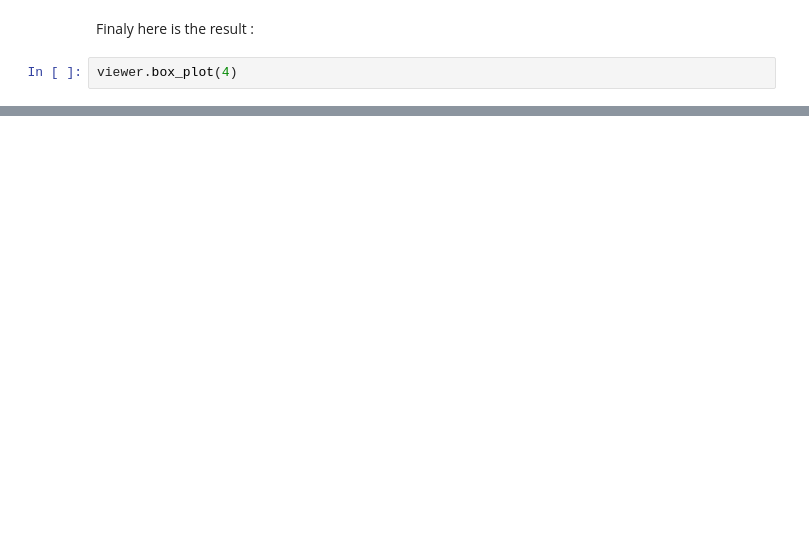
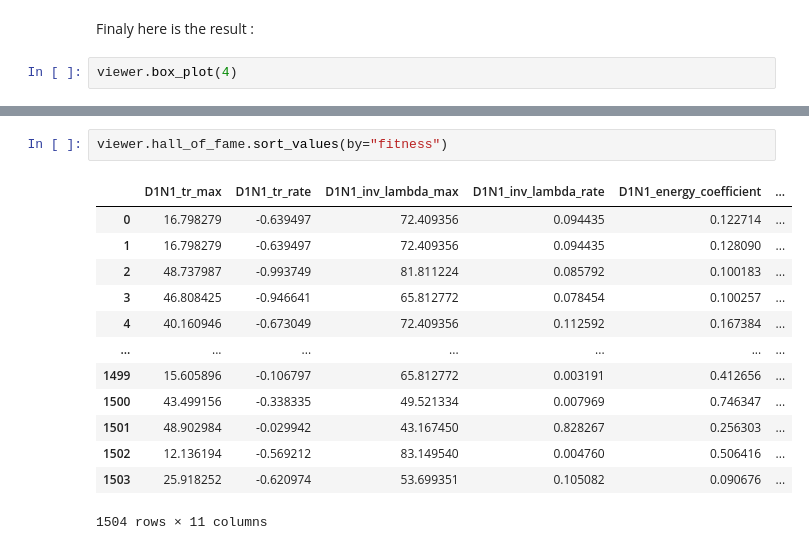
Before and after one commit to Ash12H/Seapopym-optimization, a Jupyter notebook: notebooks/3_Optimization/all_stations_optimization.ipynb, the cells around one changed output, grey strips where cells are left out. Drawn from its saved outputs; the diff is of its cells as text; blank space fills up the shorter version.

```diff
--- a/notebooks/3_Optimization/all_stations_optimization.ipynb
+++ b/notebooks/3_Optimization/all_stations_optimization.ipynb
@@ -218,0 +246,16 @@ viewer.parallel_coordinates()
+# %%
+viewer.hall_of_fame.sort_values(by="fitness")
+# %% [output]
+|  | D1N1_tr_max | D1N1_tr_rate | D1N1_inv_lambda_max | D1N1_inv_lambda_rate | D1N1_energy_coefficient | ... |
+| 0 | 16.798279 | -0.639497 | 72.409356 | 0.094435 | 0.122714 | ... |
+| 1 | 16.798279 | -0.639497 | 72.409356 | 0.094435 | 0.128090 | ... |
+| 2 | 48.737987 | -0.993749 | 81.811224 | 0.085792 | 0.100183 | ... |
+| 3 | 46.808425 | -0.946641 | 65.812772 | 0.078454 | 0.100257 | ... |
+| 4 | 40.160946 | -0.673049 | 72.409356 | 0.112592 | 0.167384 | ... |
+| ... | ... | ... | ... | ... | ... | ... |
+| 1499 | 15.605896 | -0.106797 | 65.812772 | 0.003191 | 0.412656 | ... |
+| 1500 | 43.499156 | -0.338335 | 49.521334 | 0.007969 | 0.746347 | ... |
+| 1501 | 48.902984 | -0.029942 | 43.167450 | 0.828267 | 0.256303 | ... |
+| 1502 | 12.136194 | -0.569212 | 83.149540 | 0.004760 | 0.506416 | ... |
+| 1503 | 25.918252 | -0.620974 | 53.699351 | 0.105082 | 0.090676 | ... |
+1504 rows × 11 columns
```
Also changed, not shown: parts of 8 cells of this notebook, 4 other files.
